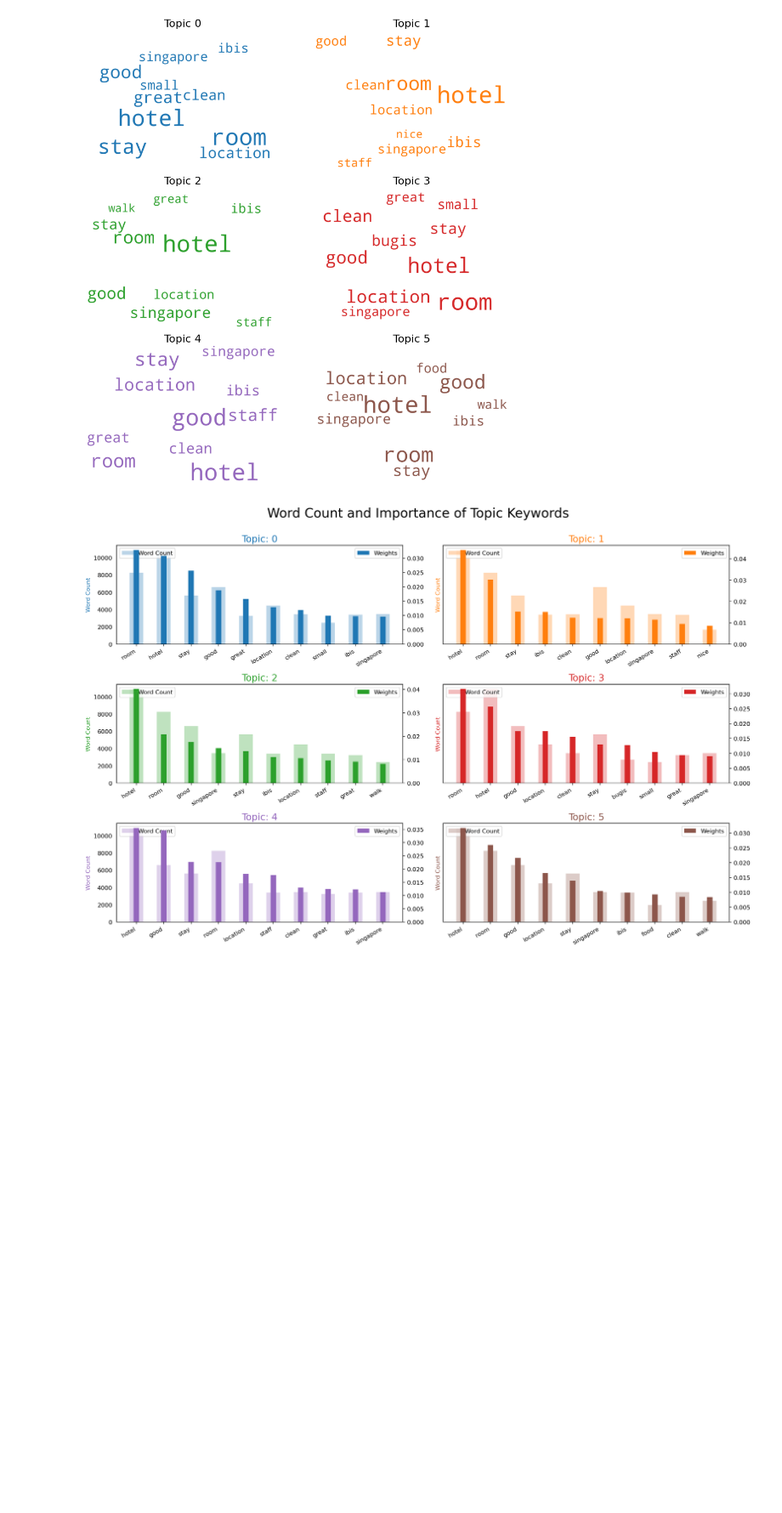
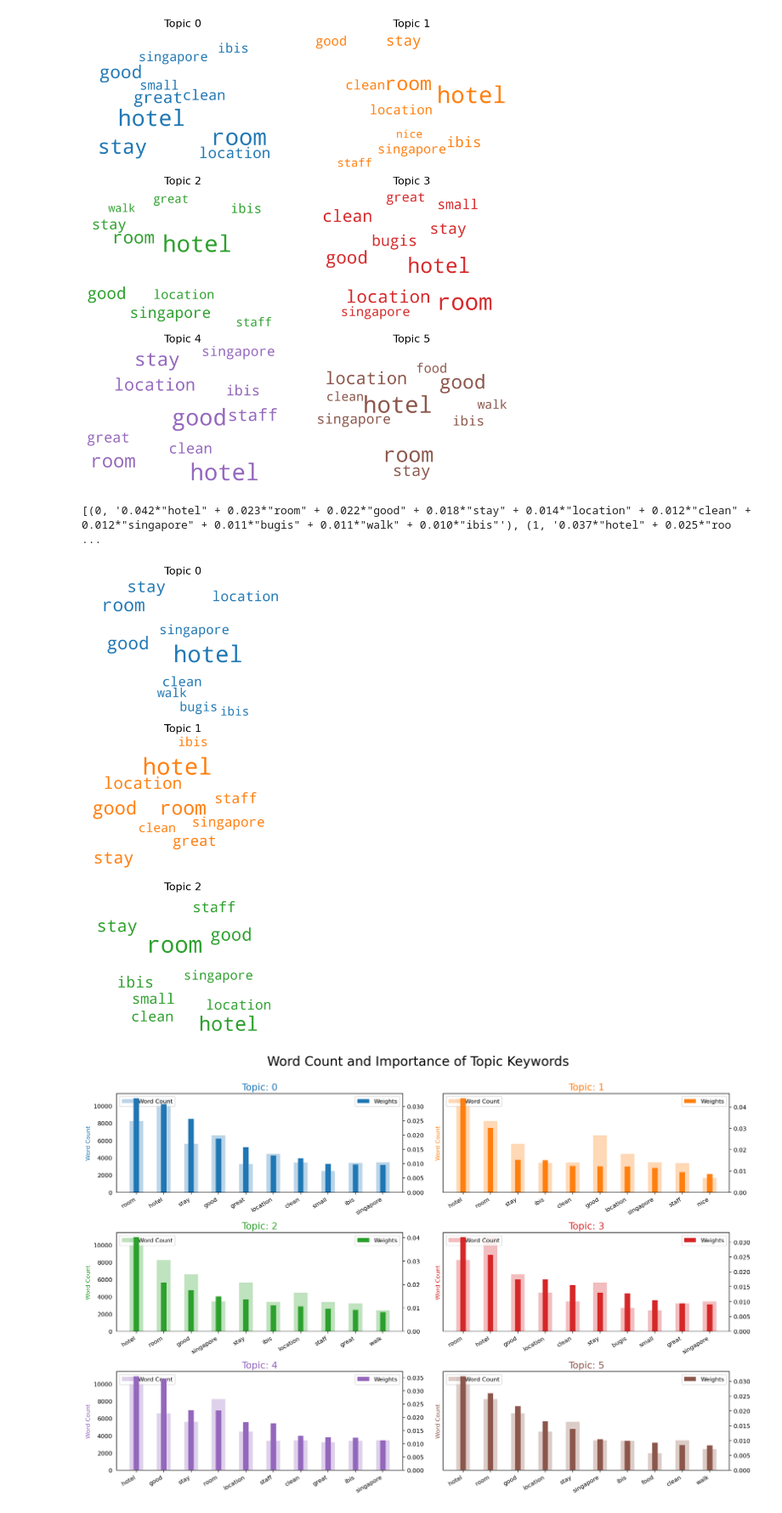
Before and after one commit to AmmarBagharib/sentiment_analysis_bt4222, a Jupyter notebook: codes/ibis_LDA.ipynb, the cells around one changed output. Shown at 85% size. Cells and saved outputs as stored; diff of their text form; code cells hidden in the pictures; blank space fills up the shorter version.

```diff
--- a/codes/ibis_LDA.ipynb
+++ b/codes/ibis_LDA.ipynb
@@ -127,6 +127,48 @@ plt.tight_layout()
 plt.show()
 # %% [output]
 [figure]
+# %%
+lda_model = gensim.models.LdaMulticore(corpus=corpus, id2word=dictionary, num_topics=3)
+print(lda_model.print_topics())
+# %% [output]
+[(0, '0.042*"hotel" + 0.023*"room" + 0.022*"good" + 0.018*"stay" + 0.014*"location" + 0.012*"clean" + 0.012*"singapore" + 0.011*"bugis" + 0.011*"walk" + 0.010*"ibis"'), (1, '0.037*"hotel" + 0.025*"roo ...
+# %%
+##visualisation
+from matplotlib import pyplot as plt
+import seaborn as sns
+from wordcloud import WordCloud
+import matplotlib.colors as mcolors
+
+cols = [color for name, color in mcolors.TABLEAU_COLORS.items()]
+
+cloud = WordCloud(background_color='white',
+                  width=2500,
+                  height=1800,
+                  max_words=10,
+                  colormap='tab10',
+                 color_func=lambda *args, **kwargs: cols[i],
+                  prefer_horizontal=1.0)
+
+topics = lda_model.show_topics(formatted=False)
+
+fig, axes = plt.subplots(3, 1, figsize=(10,10), sharex=True, sharey=True)
+
+##From https://www.machinelearningplus.com/nlp/topic-modeling-visualization-how-to-present-results-lda-models/
+for i, ax in enumerate(axes.flatten()):
+    fig.add_subplot(ax)
+    topic_words = dict(topics[i][1])
+    cloud.generate_from_frequencies(topic_words, max_font_size=300)
+    plt.gca().imshow(cloud)
+    plt.gca().set_title('Topic ' + str(i), fontdict=dict(size=16))
+    plt.gca().axis('off')
+
+plt.subplots_adjust(wspace=0, hspace=0)
+plt.axis('off')
+plt.margins(x=0, y=0)
+plt.tight_layout()
+plt.show()
+# %% [output]
+[figure, added]
 # %%
 from collections import Counter
 topics = lda_model.show_topics(formatted=False)
```
Also changed, not shown: parts of 1 cell of this notebook, 10 other files.
